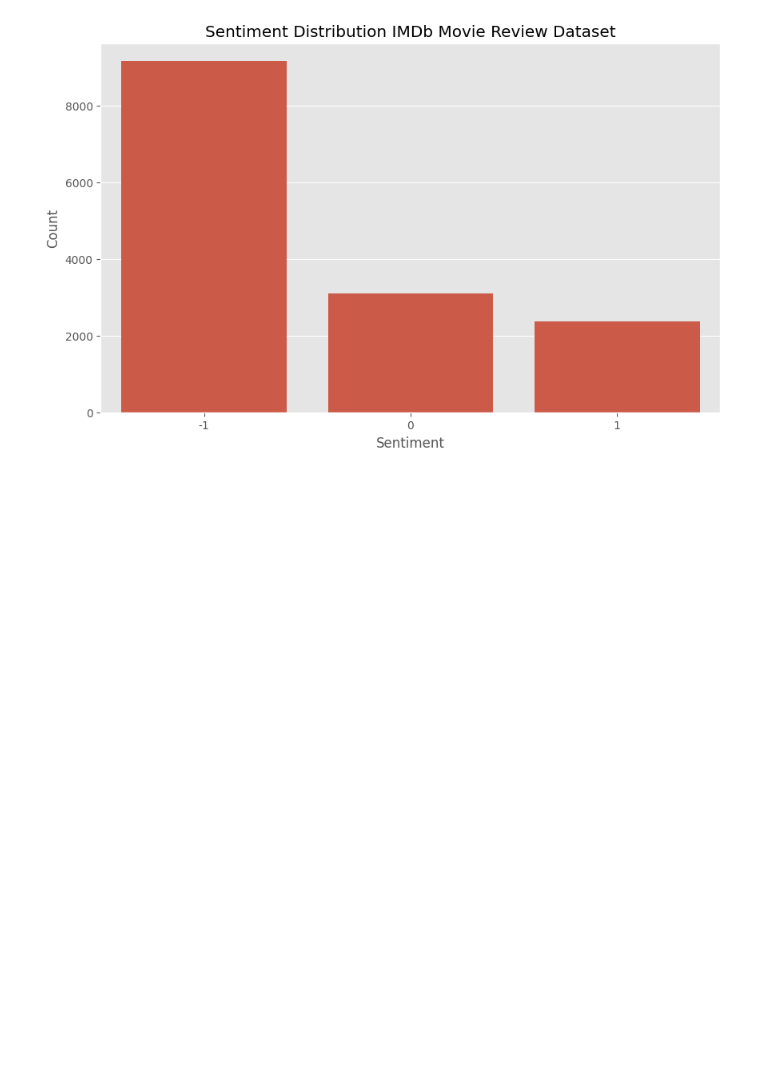
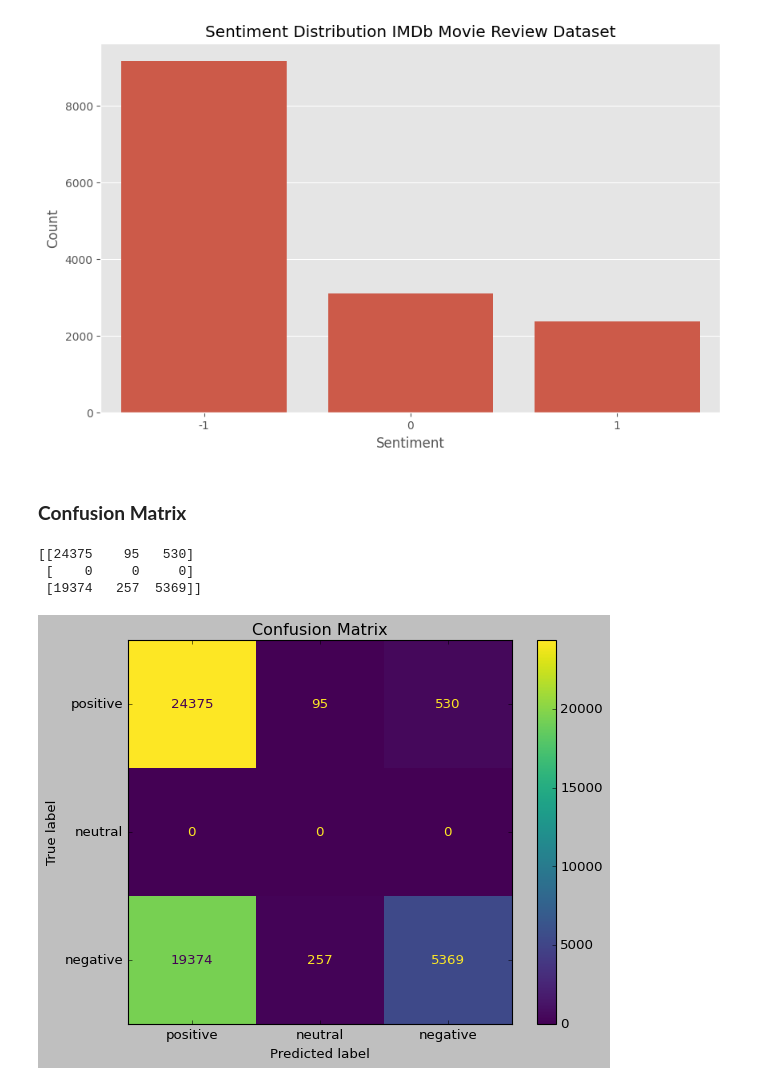
Before and after one commit to OziomaEunice/Sentiment_GPT, a Jupyter notebook: SVM_SentimentAnalysis.ipynb, the cells around one changed output. Cells and saved outputs as stored; diff of their text form; code cells hidden in the pictures; blank space fills up the shorter version.

```diff
--- a/SVM_SentimentAnalysis.ipynb
+++ b/SVM_SentimentAnalysis.ipynb
@@ -400,3 +403,23 @@ plt.ylabel('Count')
 plt.show()
 # %% [output]
 [figure]
+# %% [markdown]
+### **Confusion Matrix**
+# %%
+print(confusion_matrix(df2['label'], predictions_imdb))
+# %% [output]
+[[24375    95   530]
+ [    0     0     0]
+ [19374   257  5369]]
+# %%
+style.use('classic')
+cm = confusion_matrix(df2['label'], predictions_imdb)
+
+# Display confusion matrix
+display_cm = ConfusionMatrixDisplay(confusion_matrix=cm, display_labels=['positive', 'neutral', 'negative'])
+display_cm.plot(cmap='viridis', values_format='d')
+
+plt.title('Confusion Matrix')
+plt.show()
+# %% [output]
+[figure, added]
```
Also changed, not shown: parts of 4 cells of this notebook.
